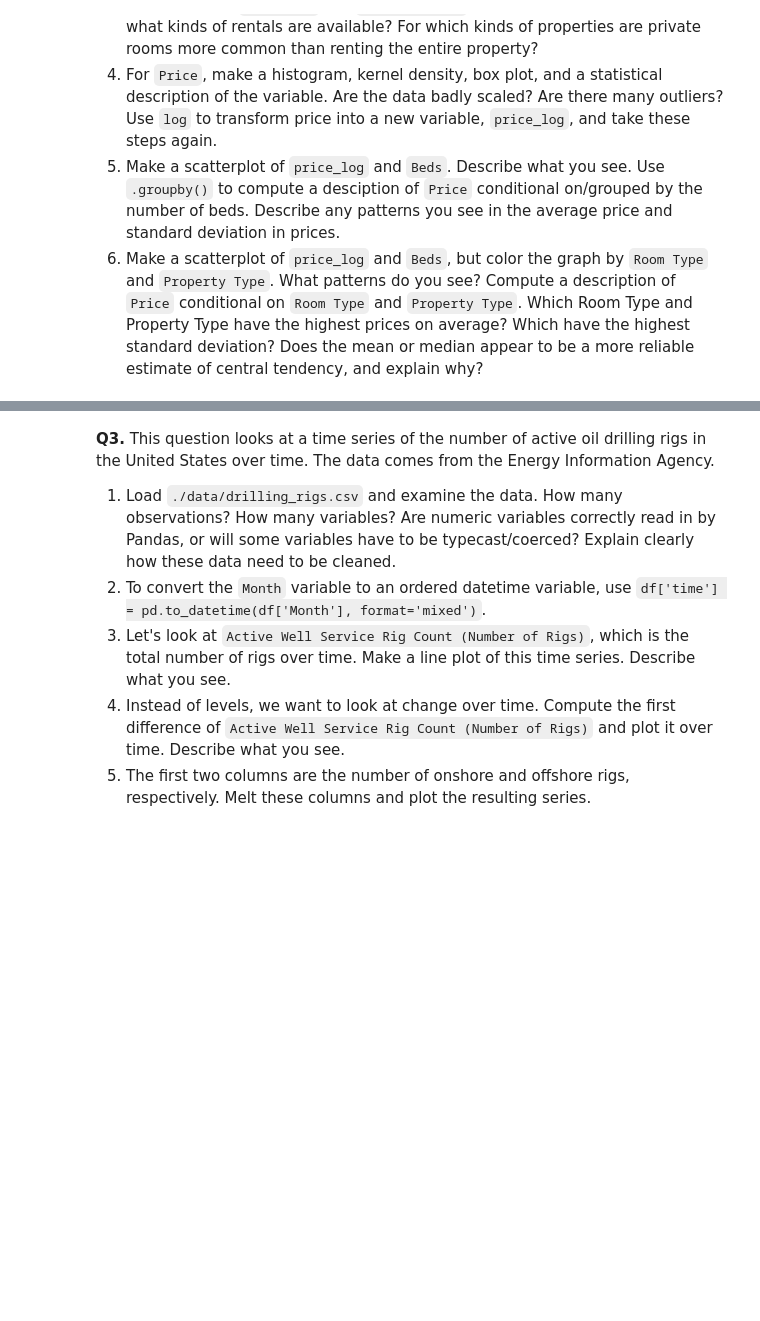
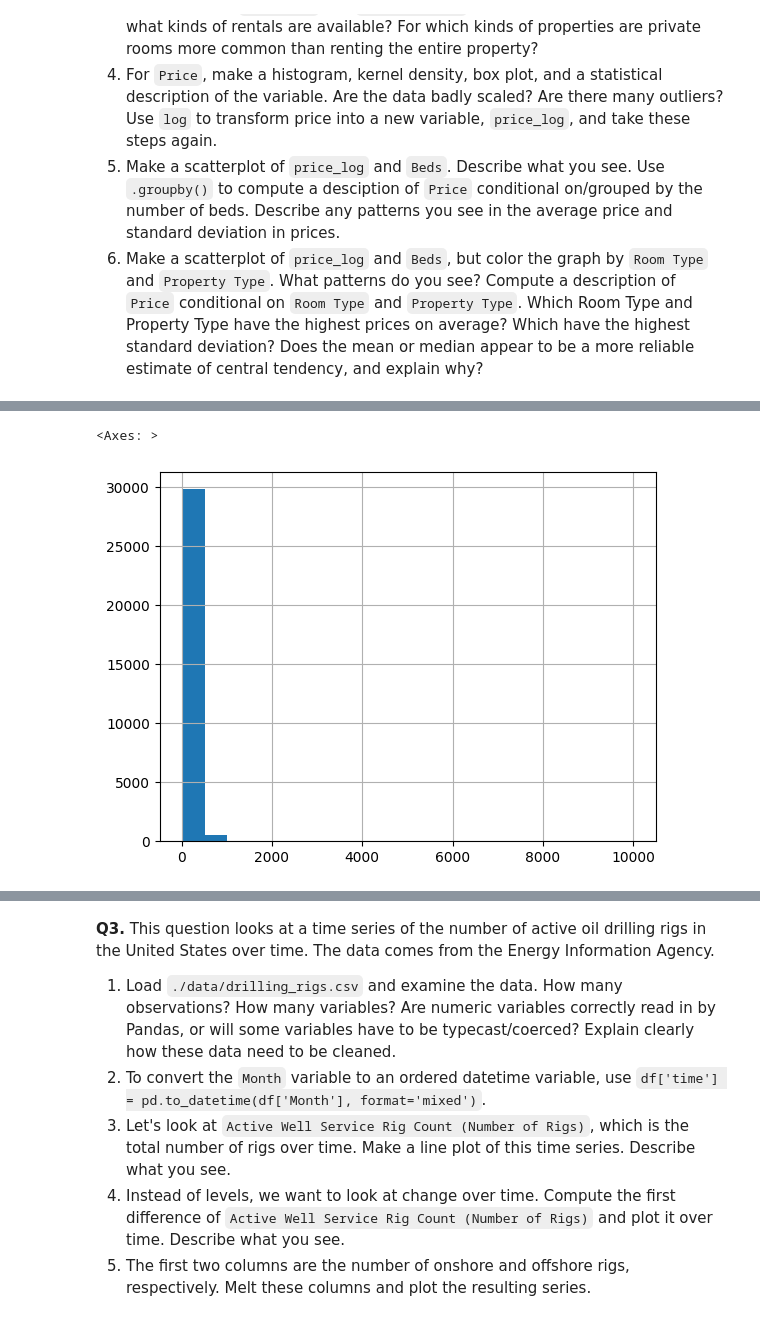
Before and after one commit to nladocsi/eda_assignment, a Jupyter notebook: eda_assignment.ipynb, the cells around one changed output, grey strips where cells are left out. Saved outputs shown, nothing was run; the diff lists cells and outputs as text; code cells hidden in the pictures; blank space fills up the shorter version.

```diff
--- a/eda_assignment.ipynb
+++ b/eda_assignment.ipynb
@@ -65,0 +64,14 @@ pd.crosstab(air['Room Type'], air['Property Type'])
+# %%
+#2.4.1
+if air ['Price'].dtype == 'object':
+  air['Price'] = air['Price'].str.replace(',', '', regex=False)
+  air['Price'] = pd.to_numeric(air['Price'], errors='coerce')
+#print(air['Price'].value_counts(), '\n')
+#print(air['Price'].unique(),'\n')
+#Histogram
+air['Price'].hist(bins=20)
+#clip_price = air['Price'].clip(upper=300)
+#clip_price.hist(bins=20)
+# %% [output]
+<Axes: >
+[figure, added]
```
Also changed, not shown: parts of 8 cells of this notebook.
